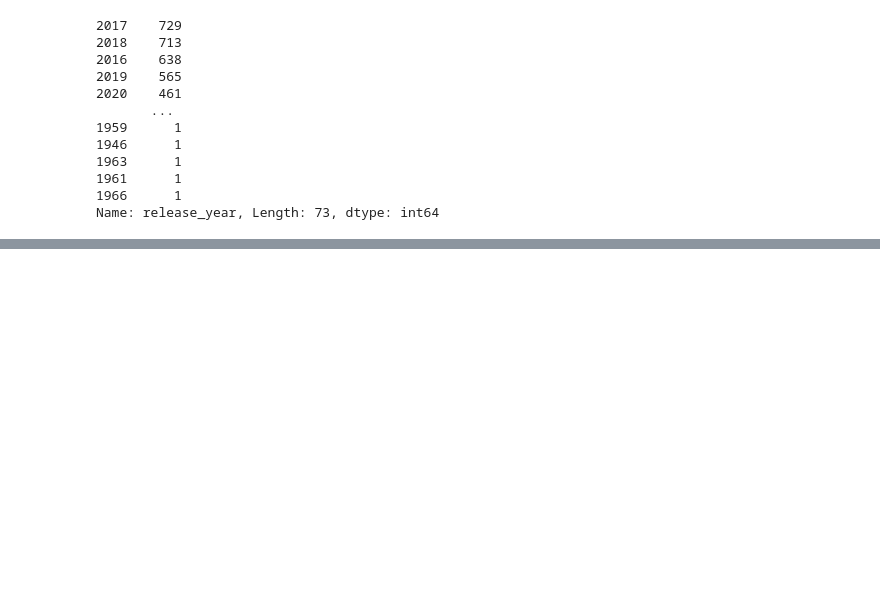
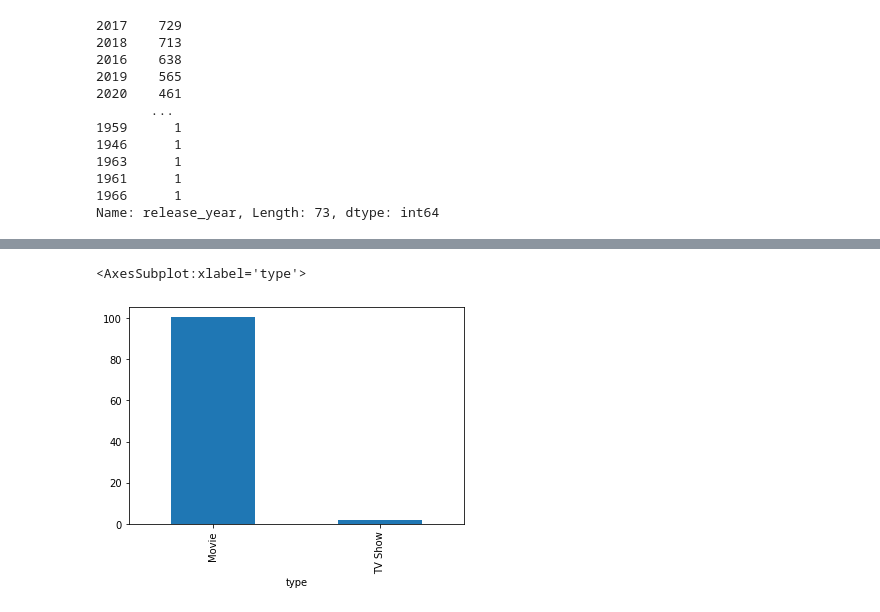
Before and after one commit to atpekbas/redi-data-analytics, a Jupyter notebook: archive/playground/netflix/netflix_titles.ipynb, the cells around one changed output, grey strips where cells are left out. Saved outputs shown, nothing was run; the diff lists cells and outputs as text; code cells hidden in the pictures; blank space fills up the shorter version.

```diff
--- a/archive/playground/netflix/netflix_titles.ipynb
+++ b/archive/playground/netflix/netflix_titles.ipynb
@@ -130,0 +165,8 @@ df.groupby(['main_country', 'type'])[['type']].agg('count')
+# %%
+# plotting the average duration of movies and TV shows
+df.groupby('type')['duration'] \
+    .mean(numeric_only=True) \
+    .plot.bar()
+# %% [output]
+<AxesSubplot:xlabel='type'>
+[figure, added]
```
Also changed, not shown: parts of 23 cells of this notebook, 6 other files.
